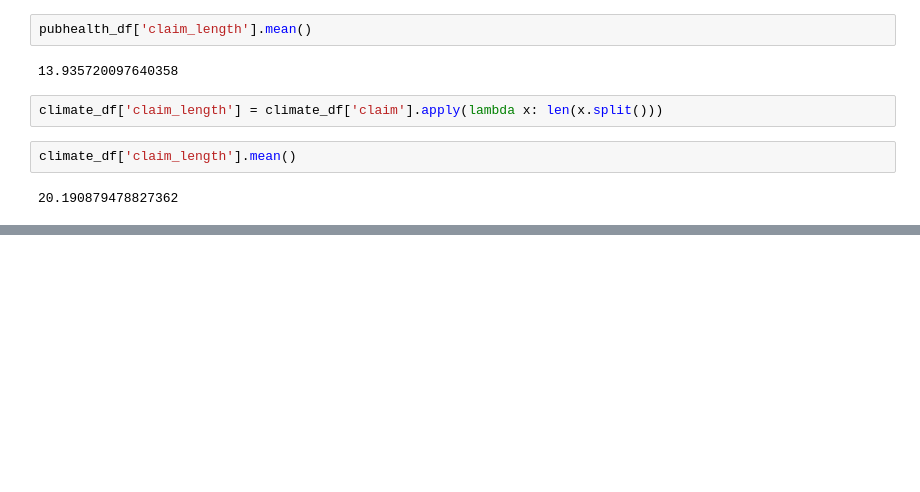
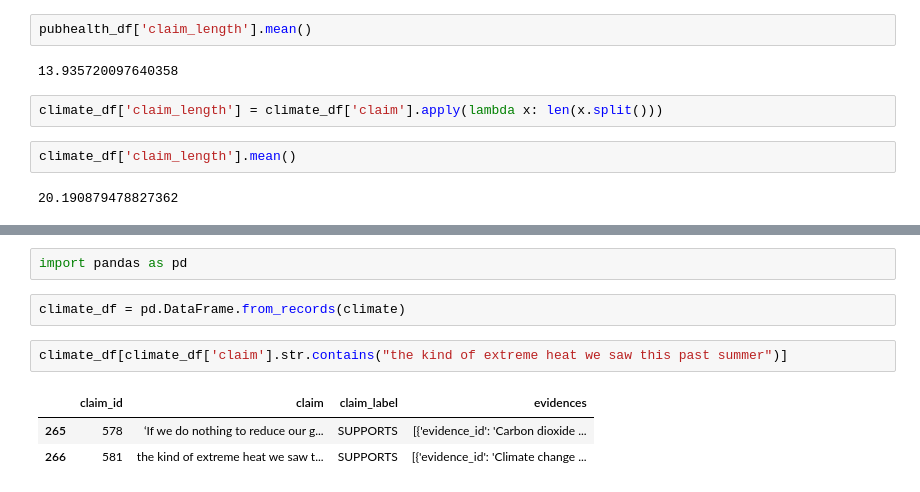
Before and after one commit to codehamusuta/7CCSMPRJ_Msc_Proj, a Jupyter notebook: Data Exploration (2023_06_02).ipynb, the cells around one changed output, grey strips where cells are left out. Drawn from its saved outputs; the diff is of its cells as text; blank space fills up the shorter version.

```diff
--- a/Data Exploration (2023_06_02).ipynb
+++ b/Data Exploration (2023_06_02).ipynb
@@ -269,0 +349,10 @@ climate_df['claim_length'].mean()
+# %%
+import pandas as pd
+# %%
+climate_df = pd.DataFrame.from_records(climate)
+# %%
+climate_df[climate_df['claim'].str.contains("the kind of extreme heat we saw this past summer")]
+# %% [output]
+|  | claim_id | claim | claim_label | evidences |
+| 265 | 578 | ‘If we do nothing to reduce our g... | SUPPORTS | [{'evidence_id': 'Carbon dioxide ... |
+| 266 | 581 | the kind of extreme heat we saw t... | SUPPORTS | [{'evidence_id': 'Climate change ... |
```
Also changed, not shown: parts of 12 cells of this notebook, 8 other files.
